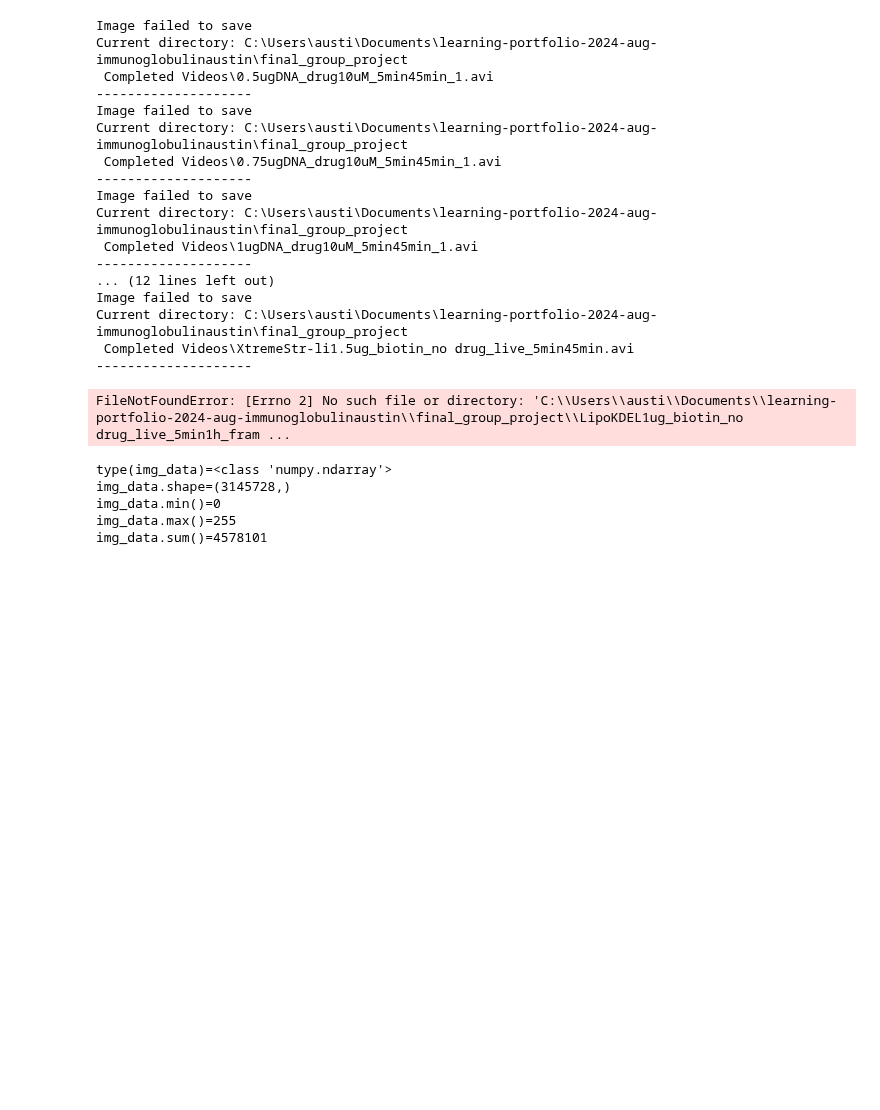
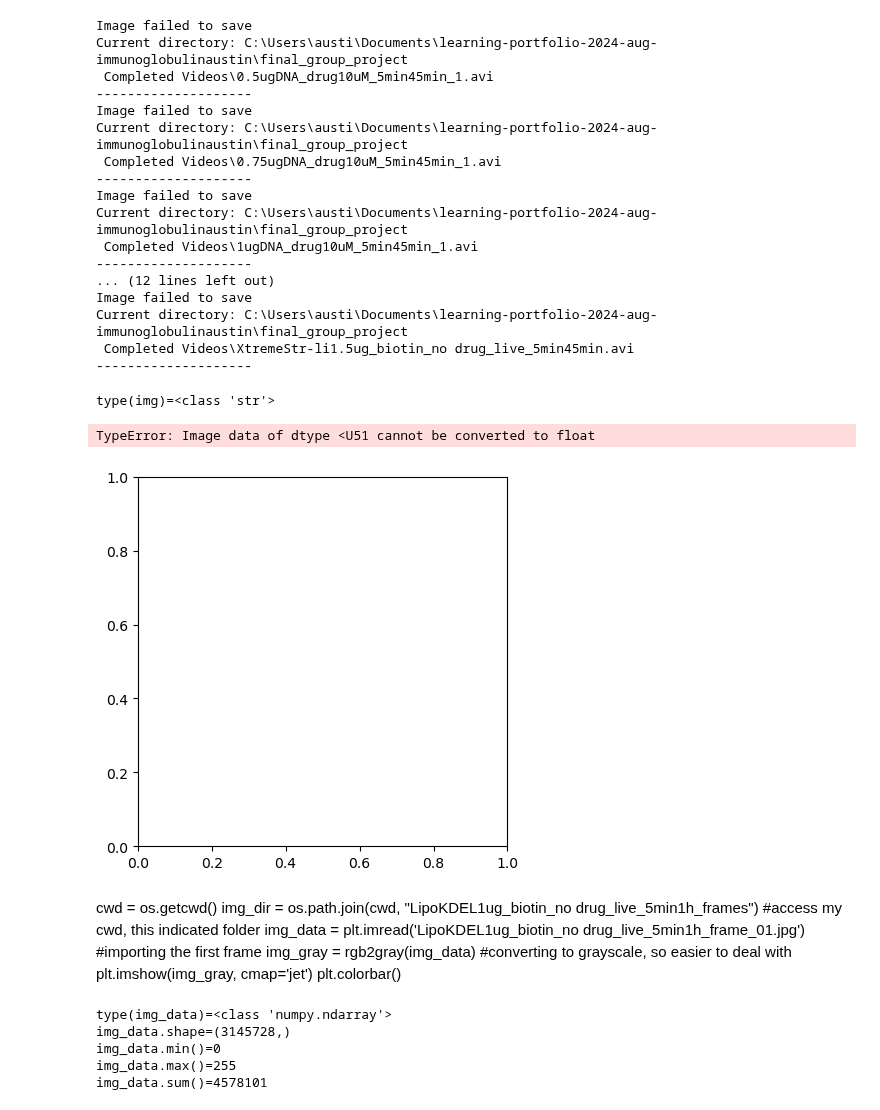
Before and after one commit to SPS-SP2273/learning-portfolio-2024-aug-immunoglobulinaustin, a Jupyter notebook: final_group_project/final_group_project.ipynb, the cells around one changed output. Cells and saved outputs as stored; diff of their text form; code cells hidden in the pictures; blank space fills up the shorter version.

Commit message:
Wonky ass shit saving images as strings

```diff
--- a/final_group_project/final_group_project.ipynb
+++ b/final_group_project/final_group_project.ipynb
@@ -118,15 +118,38 @@ Image failed to save
 Current directory: C:\Users\austi\Documents\learning-portfolio-2024-aug-immunoglobulinaustin\final_group_project
  Completed Videos\XtremeStr-li1.5ug_biotin_no drug_live_5min45min.avi
 --------------------
-# %%
-cwd = os.getcwd()
-img_dir = os.path.join(cwd, "LipoKDEL1ug_biotin_no drug_live_5min1h_frames") #access my cwd, this indicated folder
-img_data = plt.imread('LipoKDEL1ug_biotin_no drug_live_5min1h_frame_01.jpg') #importing the first frame
-img_gray = rgb2gray(img_data) #converting to grayscale, so easier to deal with
-plt.imshow(img_gray, cmap='jet')
-plt.colorbar()
-# %% [output]
-FileNotFoundError: [Errno 2] No such file or directory: 'C:\\Users\\austi\\Documents\\learning-portfolio-2024-aug-immunoglobulinaustin\\final_group_project\\LipoKDEL1ug_biotin_no drug_live_5min1h_fram ...
+# %%
+cwd = os.getcwd() #getting current working directory
+video_folders = ['LipoKDEL1ug_biotin_no drug_live_5min1h', 'LipoKDEL1ug_biotin_drug25uM_live_5min1h', 'XtremeStr-li1.5ug_biotin_drug50uM_live_5min1h',
+              'XtremeStr-li1.5ug_biotin_no drug_live_5min45min', '0.5ugDNA_drug10uM_5min45min_1', '0.75ugDNA_drug10uM_5min45min_1', '1ugDNA_drug10uM_5min45min_1']
+
+#asking it to iterate through each folder in video_folders
+for video_folders in video_folders:
+    subdir_path = os.path.join(cwd, 'Videos', video_folders) #create path to directory in the iteration
+
+    if os.path.isdir(subdir_path): #checking if subdirectory path exist
+        for img in os.listdir(subdir_path):
+            img_path = os.path.join(subdir_path, img)
+            if img.lower().endswith(('.jpg')): #filter for only .jpg files
+                # img_gray = rgb2gray(img)
+                # plt.imshow(img, cmap='jet')
+                # plt.colorbar()
+                print(f'{type(img)=}')
+                plt.imshow(img)
+
+    else:
+        print(f'Subdirectory {video_folders} not found')
+# %% [output]
+type(img)=<class 'str'>
+TypeError: Image data of dtype <U51 cannot be converted to float
+[figure, added]
+# %% [markdown]
+cwd = os.getcwd()
+img_dir = os.path.join(cwd, "LipoKDEL1ug_biotin_no drug_live_5min1h_frames") #access my cwd, this indicated folder
+img_data = plt.imread('LipoKDEL1ug_biotin_no drug_live_5min1h_frame_01.jpg') #importing the first frame
+img_gray = rgb2gray(img_data) #converting to grayscale, so easier to deal with
+plt.imshow(img_gray, cmap='jet')
+plt.colorbar()
 # %%
 print(f'{type(img_data)=}',
       f'{img_data.shape=}', #dimension of image, 1D array.
```
